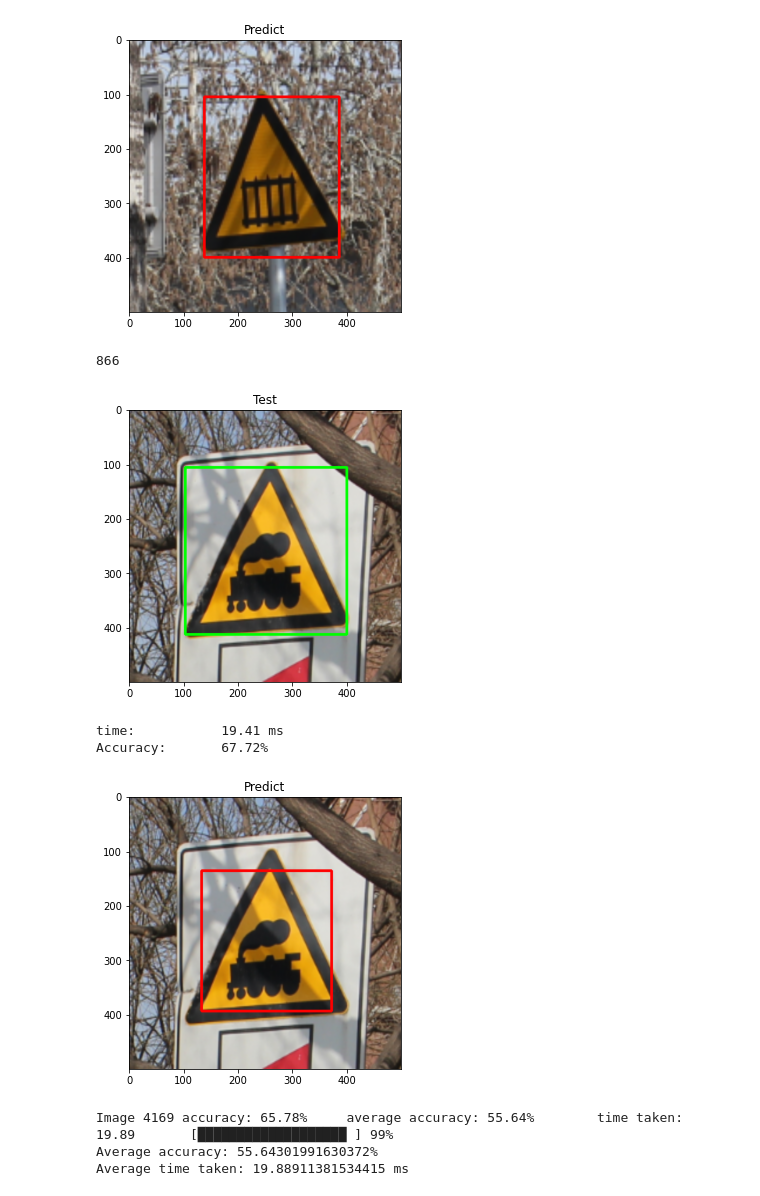
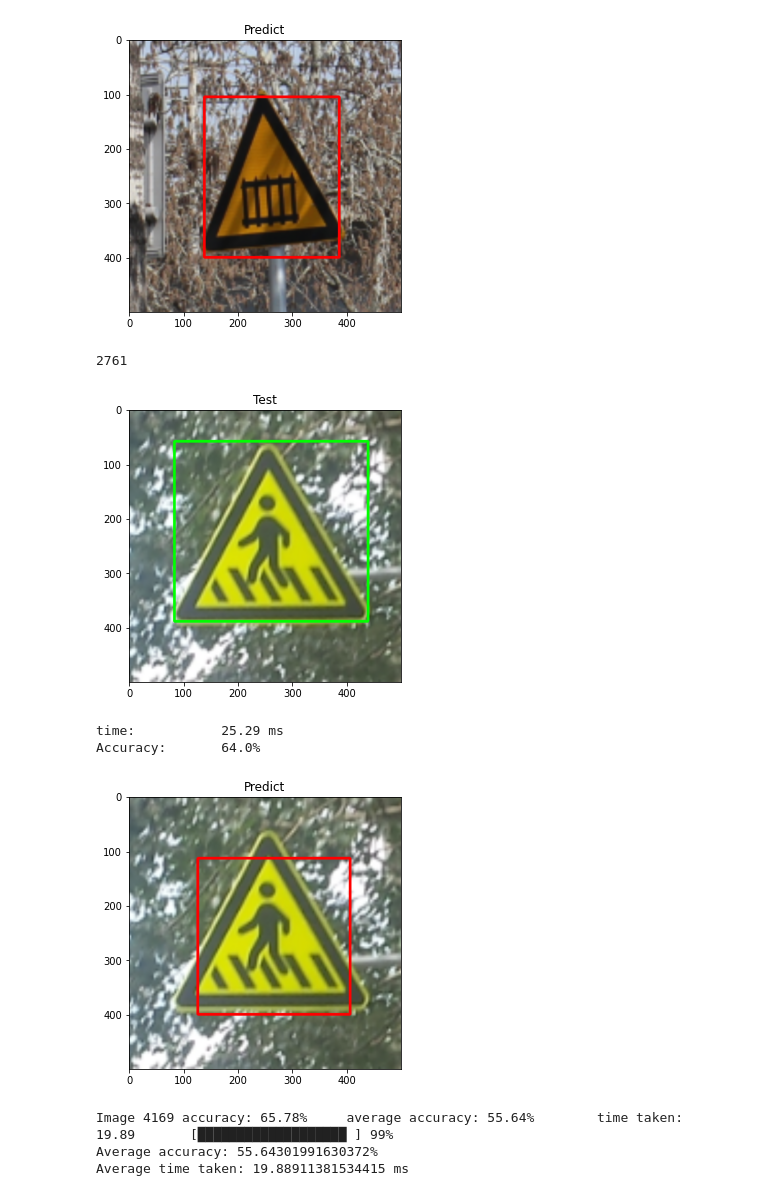
Before and after one commit to chengboon-utar/mini-project, a Jupyter notebook: test.ipynb, the cells around one changed output. Saved outputs shown, nothing was run; the diff lists cells and outputs as text; code cells hidden in the pictures.

```diff
--- a/test.ipynb
+++ b/test.ipynb
@@ -580,31 +580,31 @@ time:           297.3 ms
 Accuracy:       92.44%
 [figure]
 # %%
-filename = '047_0005.png'
+filename = '035_1_0004.png'
 img = cv.imread('test/' + filename)
 
 # img = hsv_equalize(img)
 
 testBox, test = test_box(filename)
 plot(test, 'Test')
 
 start = time.perf_counter()
 
 predBox, pred = pred_box(img)
 
 end = time.perf_counter()
 iou = intersection_over_union(predBox, testBox)
 
 print(f'time:\t\t{round((end - start) * 1000, 2)} ms')
 print(f'Accuracy:\t{round(iou, 2)}%')
 
 plot(pred, 'Predict')
 # %% [output]
-866
+2761
-[figure, old version]
+[figure, new version]
-time:           19.41 ms
-Accuracy:       67.72%
+time:           25.29 ms
+Accuracy:       64.0%
-[figure, old version]
+[figure, new version]
 # %%
 import time
 def accuracy(data):
```
Also changed, not shown: parts of 1 cell of this notebook.
